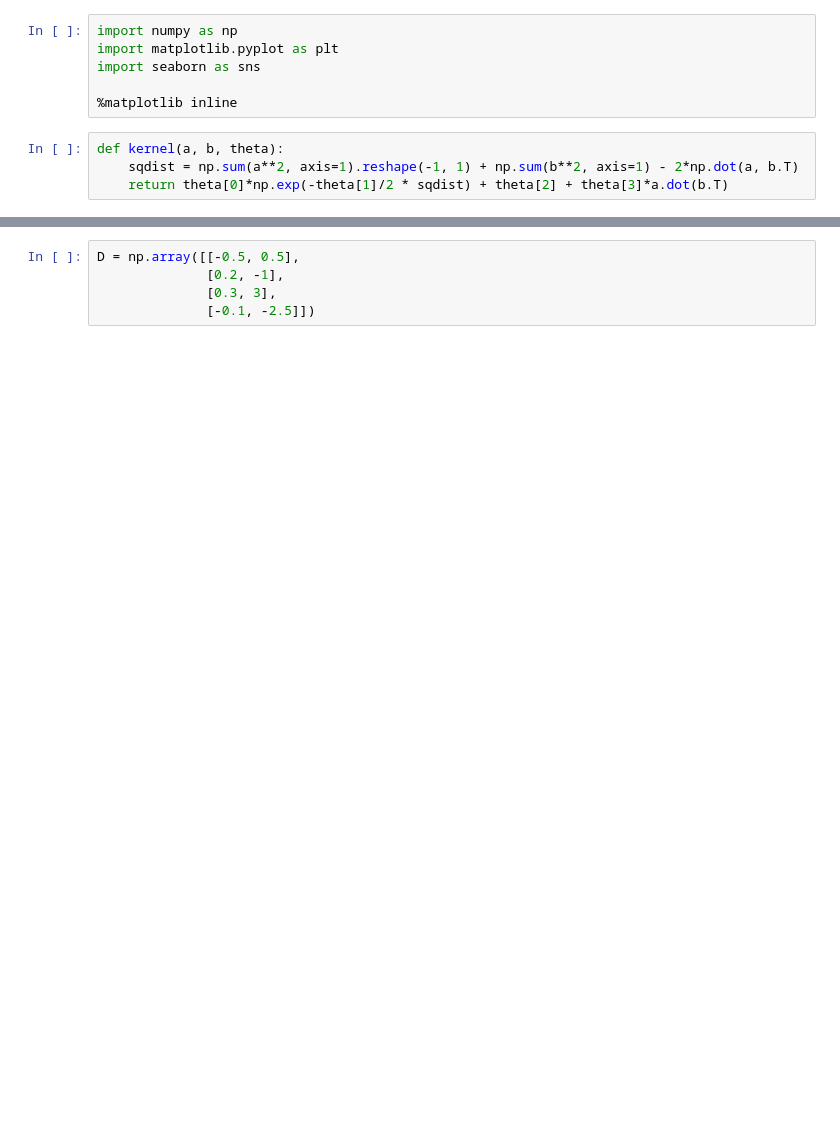
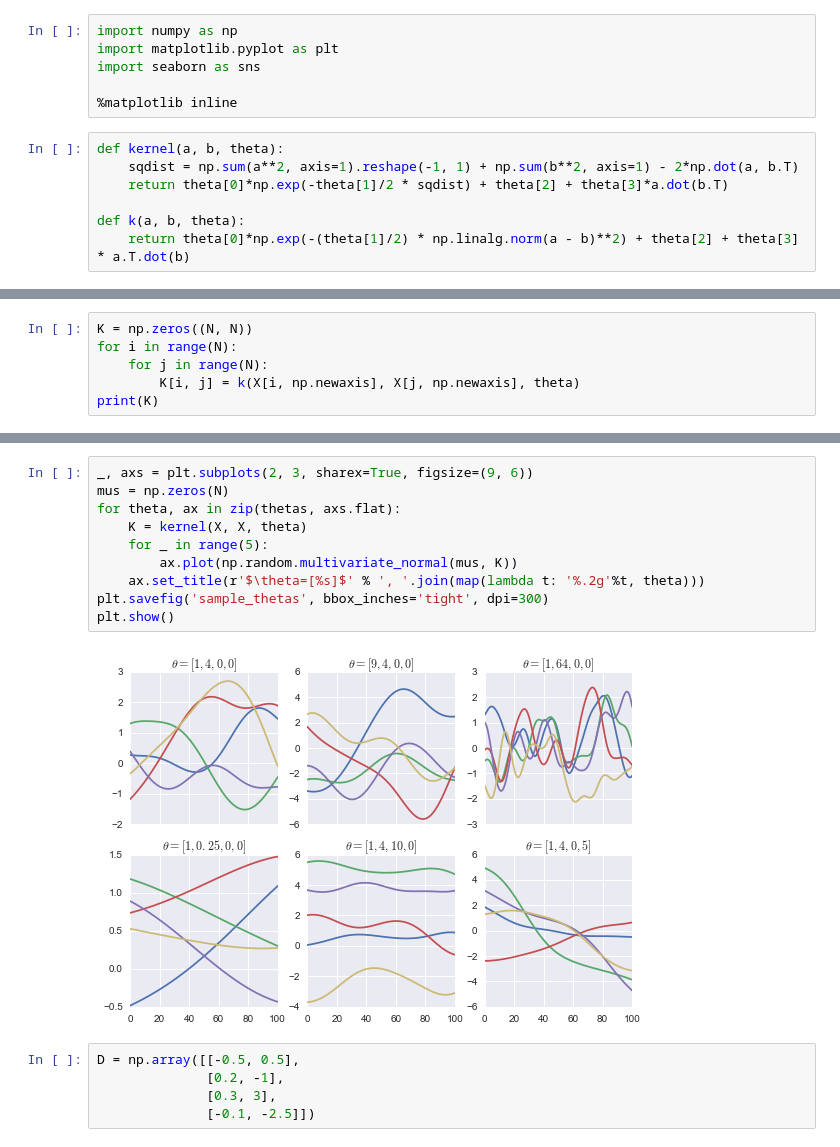
Before and after one commit to Learn2Ln/statistical-machine-learning, a Jupyter notebook: Assignment 4/notebooks/Gaussian Process.ipynb, the cells around one changed output, grey strips where cells are left out. Saved outputs shown, nothing was run; the diff lists cells and outputs as text; blank space fills up the shorter version.

```diff
--- a/Assignment 4/notebooks/Gaussian Process.ipynb
+++ b/Assignment 4/notebooks/Gaussian Process.ipynb
@@ -8,3 +8,6 @@ import seaborn as sns
 def kernel(a, b, theta):
     sqdist = np.sum(a**2, axis=1).reshape(-1, 1) + np.sum(b**2, axis=1) - 2*np.dot(a, b.T)
     return theta[0]*np.exp(-theta[1]/2 * sqdist) + theta[2] + theta[3]*a.dot(b.T)
+
+def k(a, b, theta):
+    return theta[0]*np.exp(-(theta[1]/2) * np.linalg.norm(a - b)**2) + theta[2] + theta[3] * a.T.dot(b)
@@ -100,0 +28,6 @@ for theta in thetas:
+# %%
+K = np.zeros((N, N))
+for i in range(N):
+    for j in range(N):
+        K[i, j] = k(X[i, np.newaxis], X[j, np.newaxis], theta)
+print(K)
@@ -108,3 +61,15 @@ plt.show()
+# %%
+_, axs = plt.subplots(2, 3, sharex=True, figsize=(9, 6))
+mus = np.zeros(N)
+for theta, ax in zip(thetas, axs.flat):
+    K = kernel(X, X, theta)
+    for _ in range(5):
+        ax.plot(np.random.multivariate_normal(mus, K))
+    ax.set_title(r'$\theta=[%s]$' % ', '.join(map(lambda t: '%.2g'%t, theta)))
+plt.savefig('sample_thetas', bbox_inches='tight', dpi=300)
+plt.show()
+# %% [output]
+[figure, added]
 # %%
 D = np.array([[-0.5, 0.5],
               [0.2, -1],
```
Also changed, not shown: parts of 13 cells of this notebook, 4 other files.
